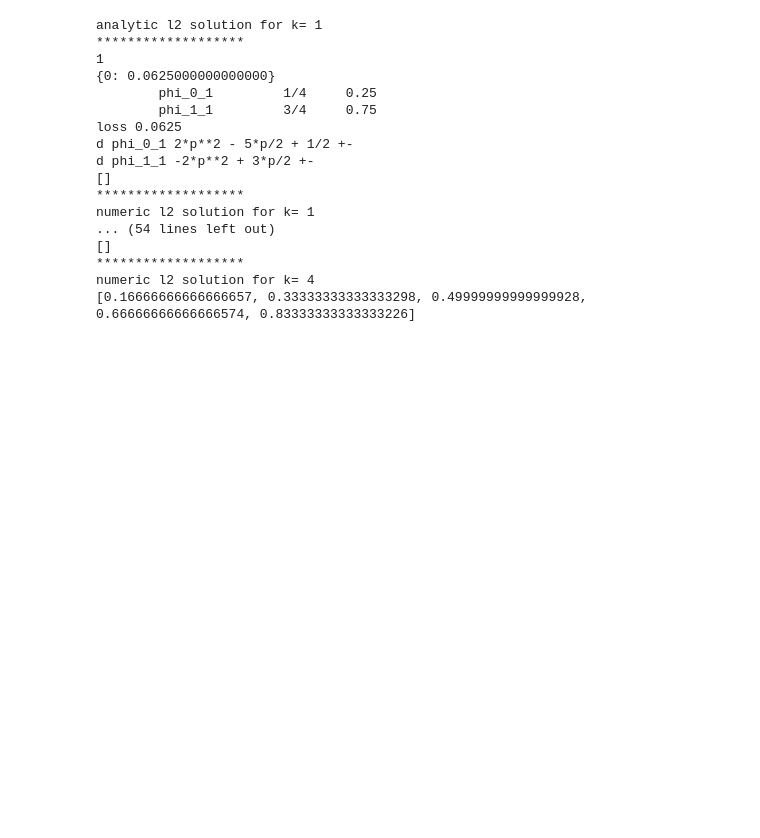
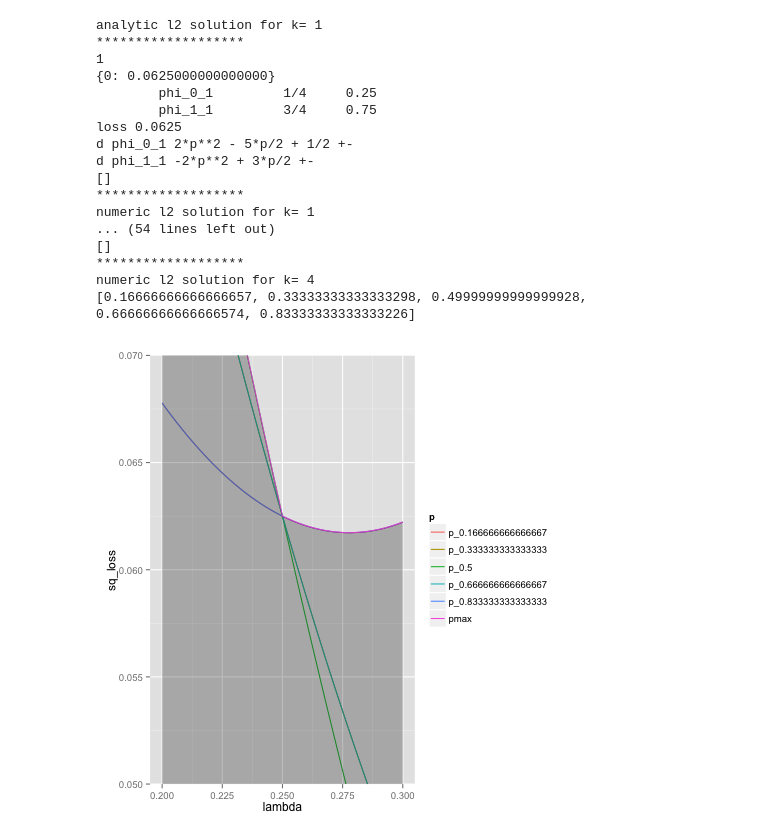
Before and after one commit to WinVector/Examples, a Jupyter notebook: freq/python/freqMin.ipynb, the cells around one changed output. Drawn from its saved outputs; the diff is of its cells as text; code cells hidden in the pictures; blank space fills up the shorter version.

Commit message:
print a bit more clean up a little bit add graphs to ipython notebook

```diff
--- a/freq/python/freqMin.ipynb
+++ b/freq/python/freqMin.ipynb
@@ -411,3 +420,22 @@ numeric l2 solution for k= 1
 *******************
 numeric l2 solution for k= 4
 [0.16666666666666657, 0.33333333333333298, 0.49999999999999928, 0.66666666666666574, 0.83333333333333226]
+# %%
+%%R
+library(ggplot2)
+library(reshape2)
+d <- data.frame(lambda=seq(.2,.3,0.001))
+pseq <- seq(1/6,5/6,1/6)
+sqErrP <- function(lambda,p) { p*(1-lambda-p)^2 + (1-p)*(lambda-p)^2 }
+sqErrM <- function(lambda) { max(sapply(pseq,function(p) sqErrP(lambda,p))) }
+lossM <- sapply(pseq,function(p) { sqErrP(d$lambda,p)})
+colnames(lossM) <- paste('p',pseq,sep='_')
+d <- cbind(d,lossM)
+d$pmax <- sapply(d$lambda,sqErrM)
+dplot <- melt(d,id.vars=c('lambda'),variable.name='p',value.name='sq_loss')
+print(ggplot() +
+   geom_line(data=dplot,aes(x=lambda,y=sq_loss,color=p)) +
+   geom_ribbon(data=subset(dplot,p=='pmax'),aes(x=lambda,ymin=0,ymax=sq_loss),alpha=0.3) +
+   coord_cartesian(ylim = c(0.05,0.07)))
+# %% [output]
+[figure, added]
```
Also changed, not shown: parts of 7 cells of this notebook, 11 other files.
